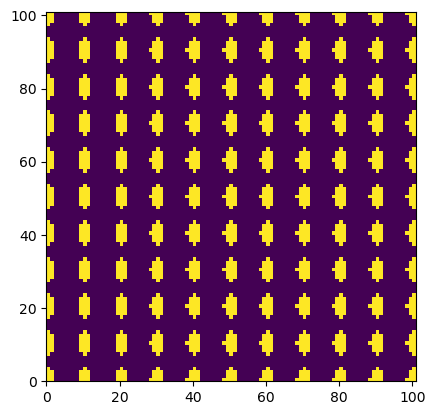
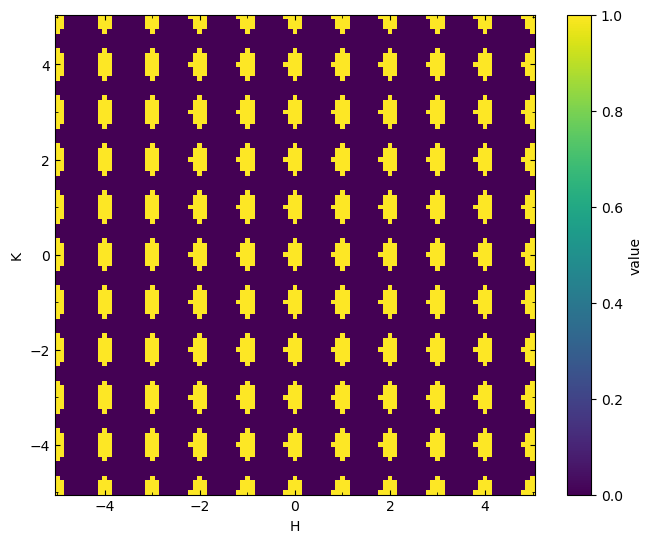
Code edit (unified diff) that turned the first committed figure into the second:
--- before
+++ after
@@ -1,3 +1,3 @@
 mask = dpdf.generate_bragg_mask(punch_radius=0.2, coeffs=[1,0,0.4,0,1,0])
-plt.pcolormesh(mask[:,:,mask.shape[2]//2].transpose())
+plot_slice(mask[:,:,mask.shape[2]//2], data.H, data.K)
 plt.gca().set_aspect(dpdf.lattice_params[1]/dpdf.lattice_params[0])

Commit: Update DeltaPDF example